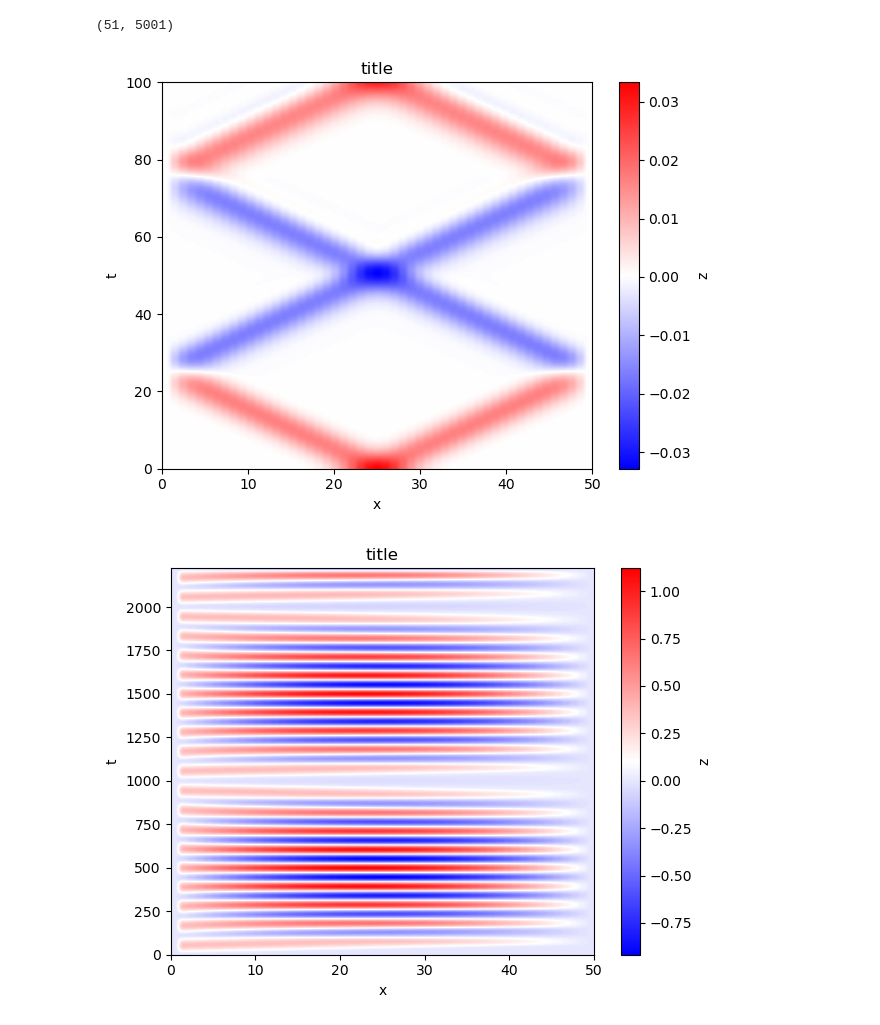
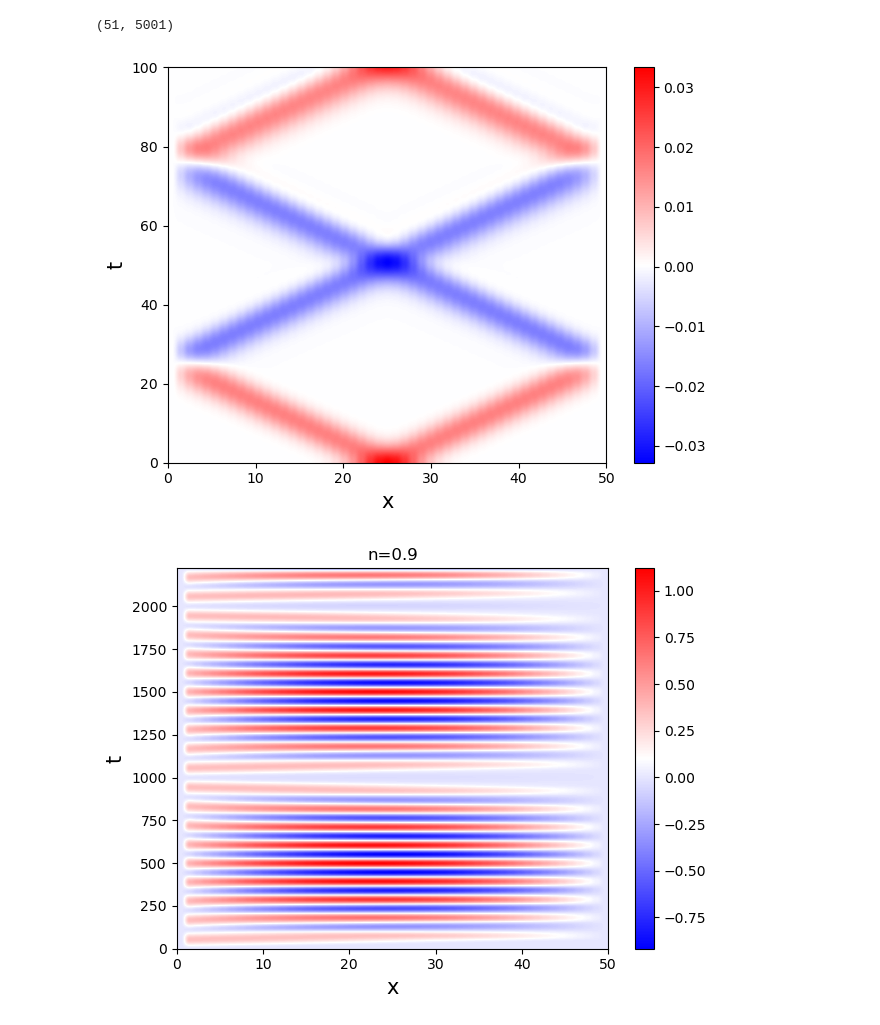
Before and after one commit to Michau-H/theoretical-physics, a Jupyter notebook: lab4_lancuch_atomow/wyniki/lab4_czytanie.ipynb, the cells around one changed output. Saved outputs shown, nothing was run; the diff lists cells and outputs as text; code cells hidden in the pictures.

```diff
--- a/lab4_lancuch_atomow/wyniki/lab4_czytanie.ipynb
+++ b/lab4_lancuch_atomow/wyniki/lab4_czytanie.ipynb
@@ -57,8 +57,9 @@ for i in range(7) :
     E.append(U[i]+T[i])
 # %%
 fs=15
+title = ["", "n=0.9", "n=1.0", "n=1.1", "n=1.5", "n=2.0", "n=5.0"]
 
-plt.figure(figsize=(8,8))
+# plt.figure(figsize=(8,8))
 
 # plt.subplot(2,2,1)
 for i in range(7):
@@ -71,7 +72,8 @@ for i in range(7):
 # plt.xlim(-3.5, 3.5)
 # plt.ylim(-4.9, 2.1)
     plt.grid()
-    plt.legend(loc='upper right')
+    plt.title(title[i])
+    plt.legend(loc='upper left')
     plt.show()
 
 # # plt.subplot(2,2,2)
@@ -98,17 +100,19 @@ x[0].shape
 # %% [output]
 (51, 5001)
 # %%
+title = ["", "n=0.9", "n=1.0", "n=1.1", "n=1.5", "n=2.0", "n=5.0"]
+
 for i in range(7):
 #     plt.figure(figsize=(12, 8))
     im = plt.imshow(x[i].T, aspect='auto', origin='lower', cmap='bwr',
             extent=[0, 50, 0, t[i].max()])
 
-    plt.xlabel('x')
-    plt.ylabel('t')
-    plt.title("title")
-    plt.colorbar(im, label='z')
+    plt.xlabel('x', fontsize=fs)
+    plt.ylabel('t', fontsize=fs)
+    plt.title(title[i])
+    plt.colorbar(im)
     plt.tight_layout()
     plt.show()
 # %% [output]
-[figure, old version]
+[figure, new version]
-[figure, old version]
+[figure, new version]
```
Also changed, not shown: parts of 2 cells of this notebook, 22 other files.
